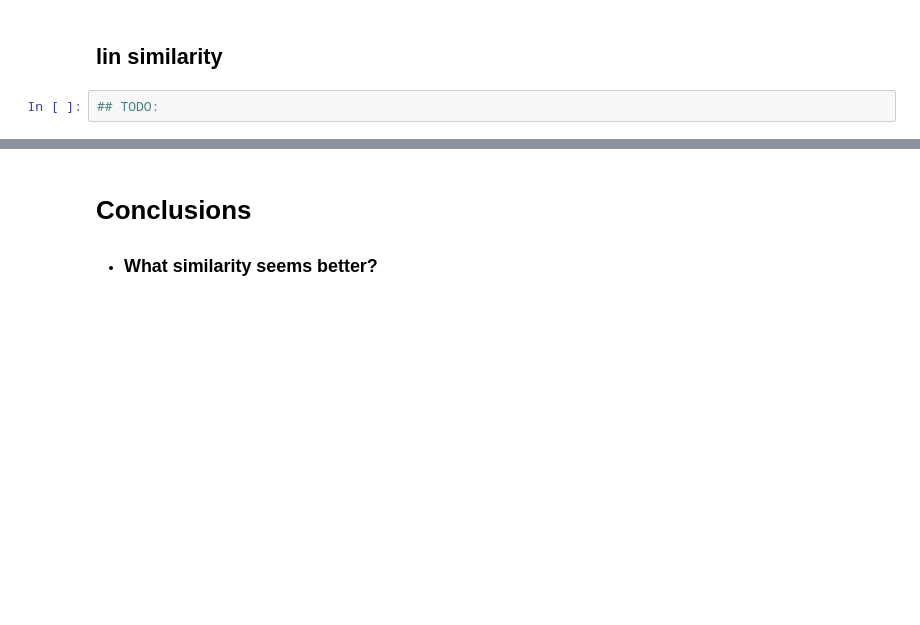
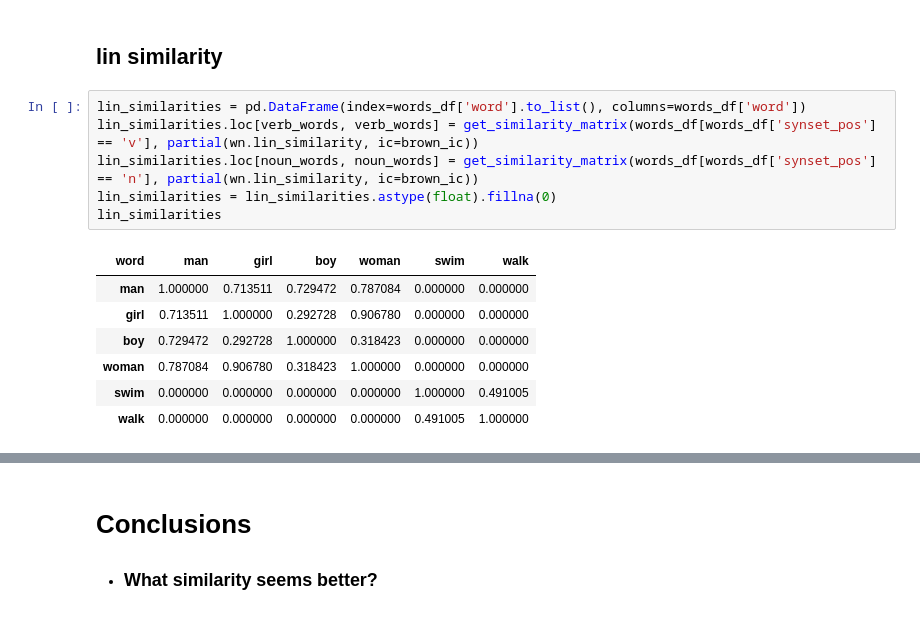
Before and after one commit to ZachParent/mai-intro-to-human-language-technologies, a Jupyter notebook: lab5/lab5.ipynb, the cells around one changed output, grey strips where cells are left out. Cells and saved outputs as stored; diff of their text form; blank space fills up the shorter version.

```diff
--- a/lab5/lab5.ipynb
+++ b/lab5/lab5.ipynb
@@ -277,4 +273,16 @@ wup_similarities
 # %% [markdown]
 ## lin similarity
 # %%
-## TODO:
+lin_similarities = pd.DataFrame(index=words_df['word'].to_list(), columns=words_df['word'])
+lin_similarities.loc[verb_words, verb_words] = get_similarity_matrix(words_df[words_df['synset_pos'] == 'v'], partial(wn.lin_similarity, ic=brown_ic))
+lin_similarities.loc[noun_words, noun_words] = get_similarity_matrix(words_df[words_df['synset_pos'] == 'n'], partial(wn.lin_similarity, ic=brown_ic))
+lin_similarities = lin_similarities.astype(float).fillna(0)
+lin_similarities
+# %% [output]
+| word | man | girl | boy | woman | swim | walk |
+| man | 1.000000 | 0.713511 | 0.729472 | 0.787084 | 0.000000 | 0.000000 |
+| girl | 0.713511 | 1.000000 | 0.292728 | 0.906780 | 0.000000 | 0.000000 |
+| boy | 0.729472 | 0.292728 | 1.000000 | 0.318423 | 0.000000 | 0.000000 |
+| woman | 0.787084 | 0.906780 | 0.318423 | 1.000000 | 0.000000 | 0.000000 |
+| swim | 0.000000 | 0.000000 | 0.000000 | 0.000000 | 1.000000 | 0.491005 |
+| walk | 0.000000 | 0.000000 | 0.000000 | 0.000000 | 0.491005 | 1.000000 |
```
Also changed, not shown: parts of 10 cells of this notebook.
